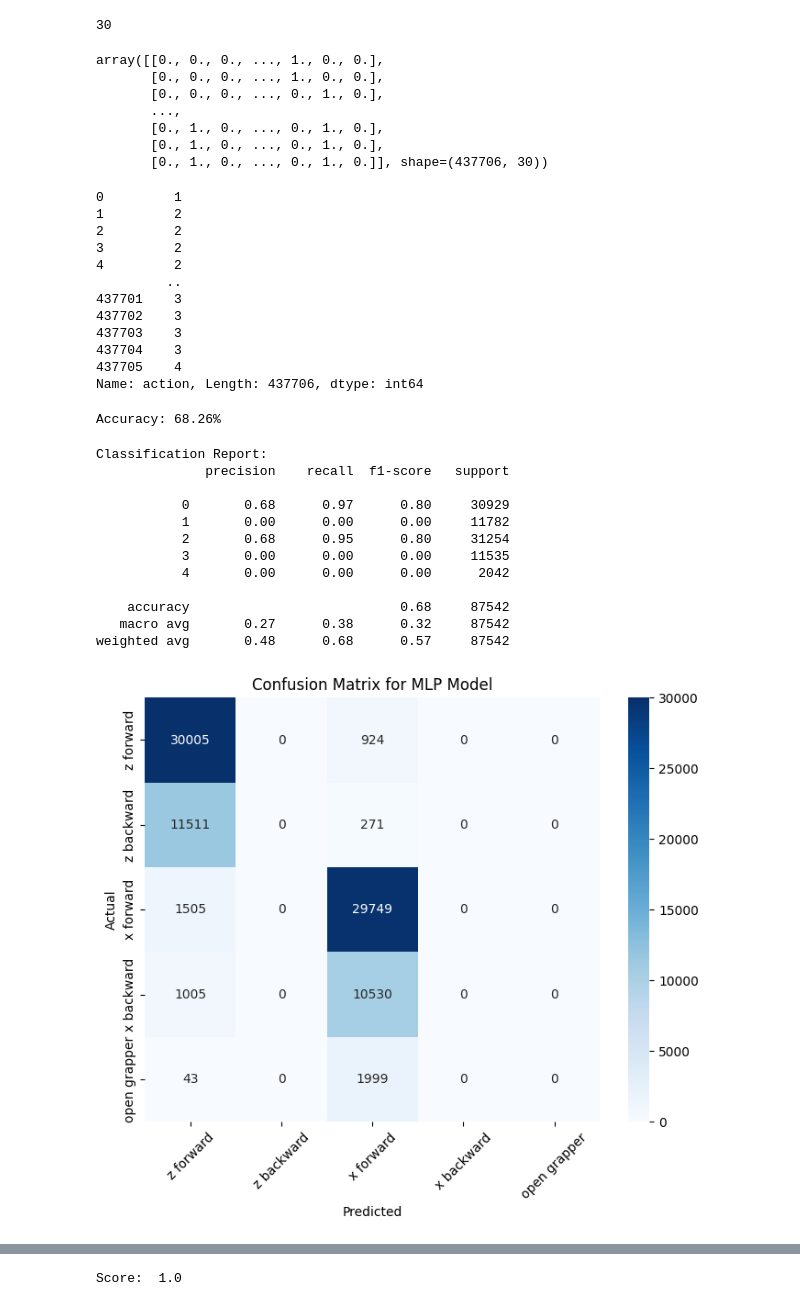
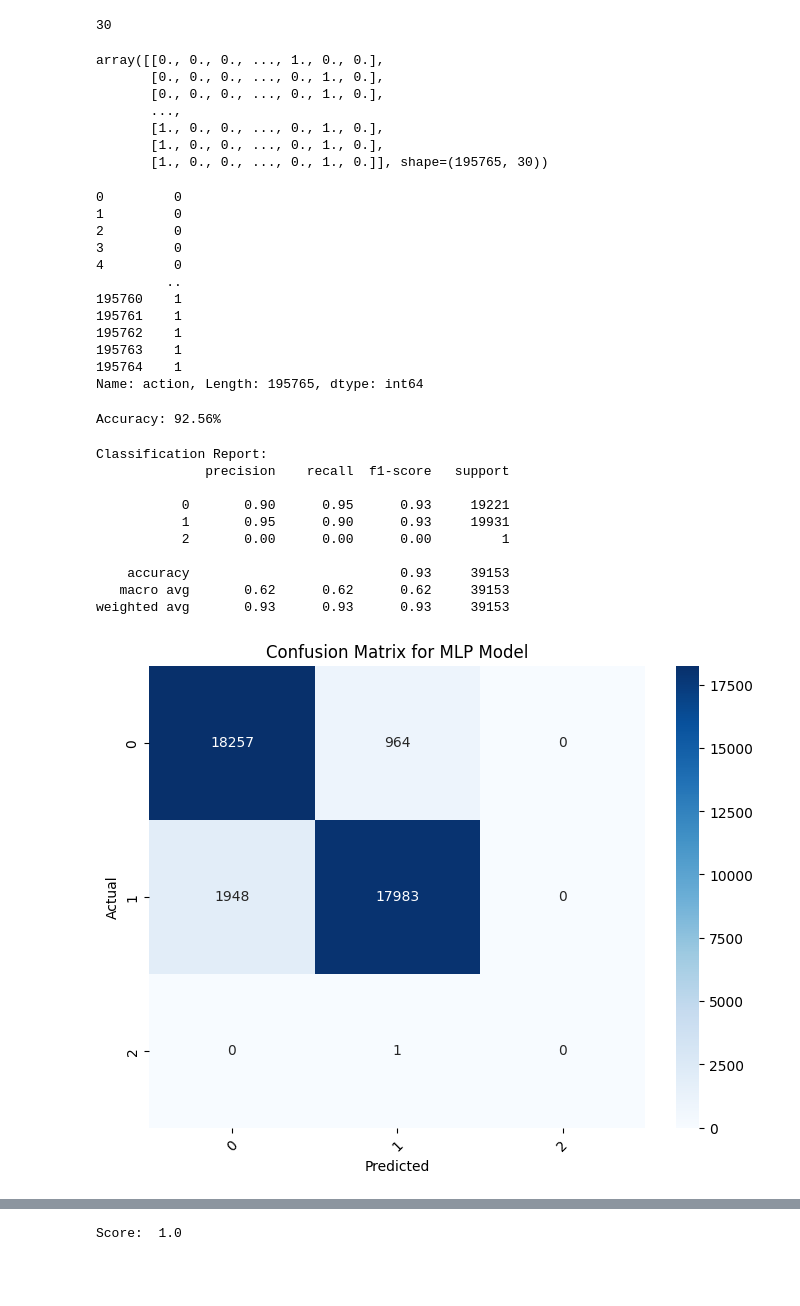
Before and after one commit to wilson20010327/vibecheck, a Jupyter notebook: MLP_training.ipynb, the cells around one changed output, grey strips where cells are left out. Drawn from its saved outputs; the diff is of its cells as text; code cells hidden in the pictures; blank space fills up the shorter version.

Commit message:
Limit the action space, and add new goal position

```diff
--- a/MLP_training.ipynb
+++ b/MLP_training.ipynb
@@ -10,7 +10,7 @@ warnings.filterwarnings('ignore')
 # %% [markdown]
 Concat the data when the data just produce
 # %%
-path="./result/IL/training/1/"
+path="./result/IL/training/5/"
 folder_list = os.listdir(path)
 # folder_list
 # %%
@@ -67,7 +67,7 @@ def print_original_plot(path):
   df['state']=df['state'].apply(lambda x: np.array(ast.literal_eval(x)))
   return df
 # %%
-path="./result/IL/training/1/"
+path="./result/IL/training/5/"
 folder_list = os.listdir(path)
 df_all=pd.DataFrame()
 
@@ -110,35 +110,35 @@ X = np.array(X.tolist())
 X
 # %% [output]
 array([[0., 0., 0., ..., 1., 0., 0.],
-       [0., 0., 0., ..., 1., 0., 0.],
+       [0., 0., 0., ..., 0., 1., 0.],
        [0., 0., 0., ..., 0., 1., 0.],
        ...,
-       [0., 1., 0., ..., 0., 1., 0.],
-       [0., 1., 0., ..., 0., 1., 0.],
-       [0., 1., 0., ..., 0., 1., 0.]], shape=(437706, 30))
+       [1., 0., 0., ..., 0., 1., 0.],
+       [1., 0., 0., ..., 0., 1., 0.],
+       [1., 0., 0., ..., 0., 1., 0.]], shape=(195765, 30))
 # %%
 y
 # %% [output]
-0         1
-1         2
-2         2
-3         2
-4         2
+0         0
+1         0
+2         0
+3         0
+4         0
          ..
-437701    3
-437702    3
-437703    3
-437704    3
-437705    4
-Name: action, Length: 437706, dtype: int64
+195760    1
+195761    1
+195762    1
+195763    1
+195764    1
+Name: action, Length: 195765, dtype: int64
 # %%
-X_train, X_test, y_train, y_test = train_test_split(X, y, test_size=0.2, random_state=42)
-clf = MLPClassifier((16,8),random_state=1, max_iter=300).fit(X_train, y_train)
+X_train, X_test, y_train, y_test = train_test_split(X, y, test_size=0.2, random_state=50)
+clf = MLPClassifier((32,16),random_state=1, max_iter=300).fit(X_train, y_train)
 y_pred=clf.predict(X_test)
 accuracy = accuracy_score(y_test, y_pred)
 print(f"Accuracy: {accuracy * 100:.2f}%")
 # %% [output]
-Accuracy: 68.26%
+Accuracy: 92.56%
 # %%
 print("Classification Report:")
 print(classification_report(y_test, y_pred))
@@ -148,28 +148,26 @@ output=pd.DataFrame(temp)
 Classification Report:
               precision    recall  f1-score   support
 
-           0       0.68      0.97      0.80     30929
-           1       0.00      0.00      0.00     11782
-           2       0.68      0.95      0.80     31254
-           3       0.00      0.00      0.00     11535
-           4       0.00      0.00      0.00      2042
+           0       0.90      0.95      0.93     19221
+           1       0.95      0.90      0.93     19931
+           2       0.00      0.00      0.00         1
 
-    accuracy                           0.68     87542
-   macro avg       0.27      0.38      0.32     87542
-weighted avg       0.48      0.68      0.57     87542
+    accuracy                           0.93     39153
+   macro avg       0.62      0.62      0.62     39153
+weighted avg       0.93      0.93      0.93     39153
 # %%
 cm = confusion_matrix(y_test, y_pred)
 
 # Plot confusion matrix
 plt.figure(figsize=(8, 6))
-sns.heatmap(cm, annot=True, fmt='d', cmap='Blues', xticklabels=['z forward','z backward','x forward','x backward','open grapper'], yticklabels=['z forward','z backward','x forward','x backward','open grapper'])
+sns.heatmap(cm, annot=True, fmt='d', cmap='Blues', xticklabels=clf.classes_, yticklabels=clf.classes_)
 plt.xlabel('Predicted',)
 plt.xticks(rotation=45)
 plt.ylabel('Actual')
 plt.title('Confusion Matrix for MLP Model')
 plt.show()
 # %% [output]
-[figure, old version]
+[figure, new version]
 # %%
 loss_values = clf.loss_curve_
 
```
Also changed, not shown: parts of 5 cells of this notebook, 3 other files.
